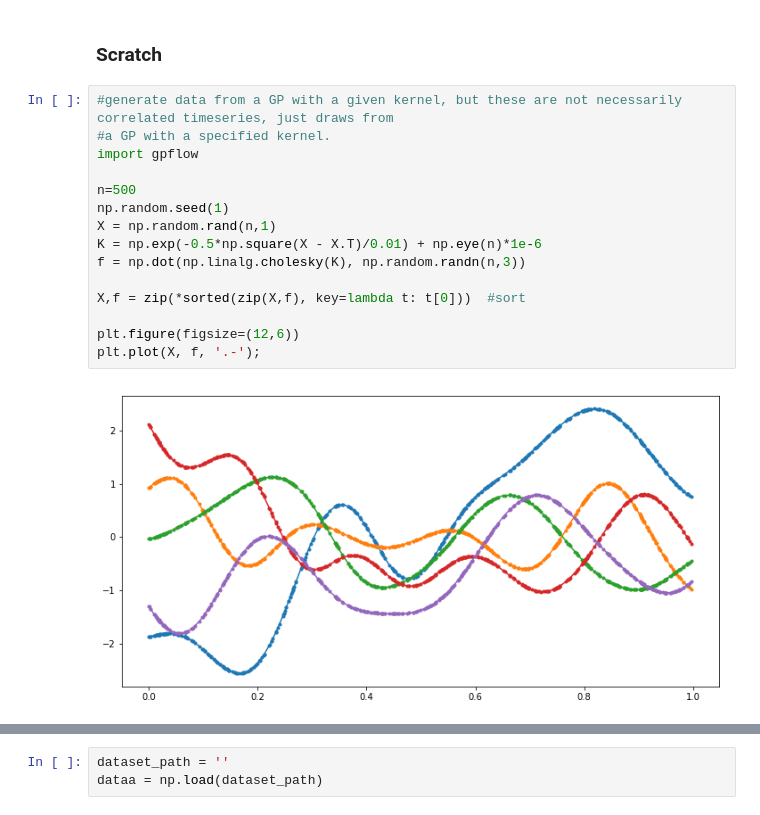
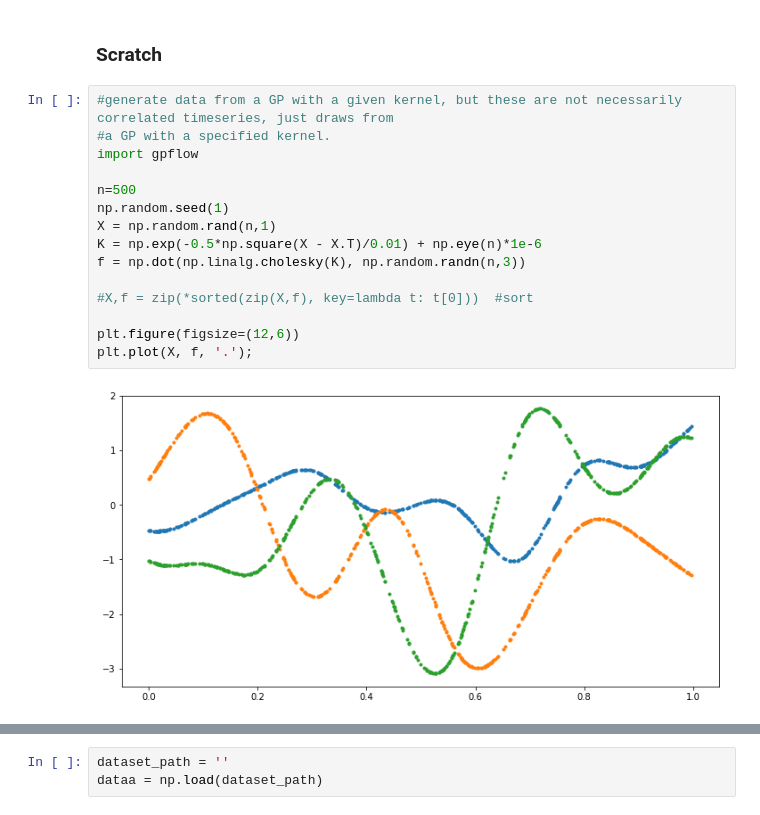
Before and after one commit to silburt/gp_nn, a Jupyter notebook: Simple_example.ipynb, the cells around one changed output, grey strips where cells are left out. Saved outputs shown, nothing was run; the diff lists cells and outputs as text.

```diff
--- a/Simple_example.ipynb
+++ b/Simple_example.ipynb
@@ -239,17 +239,17 @@ ValueError: Error when checking input: expected input_16 to have shape (None, 80
 # %%
 #generate data from a GP with a given kernel, but these are not necessarily correlated timeseries, just draws from
 #a GP with a specified kernel.
 import gpflow
 
 n=500
 np.random.seed(1)
 X = np.random.rand(n,1)
 K = np.exp(-0.5*np.square(X - X.T)/0.01) + np.eye(n)*1e-6
 f = np.dot(np.linalg.cholesky(K), np.random.randn(n,3))
 
-X,f = zip(*sorted(zip(X,f), key=lambda t: t[0]))  #sort
+#X,f = zip(*sorted(zip(X,f), key=lambda t: t[0]))  #sort
 
 plt.figure(figsize=(12,6))
-plt.plot(X, f, '.-');
+plt.plot(X, f, '.');
 # %% [output]
-[figure, old version]
+[figure, new version]
```
Also changed, not shown: parts of 1 cell of this notebook, 2 other files.
